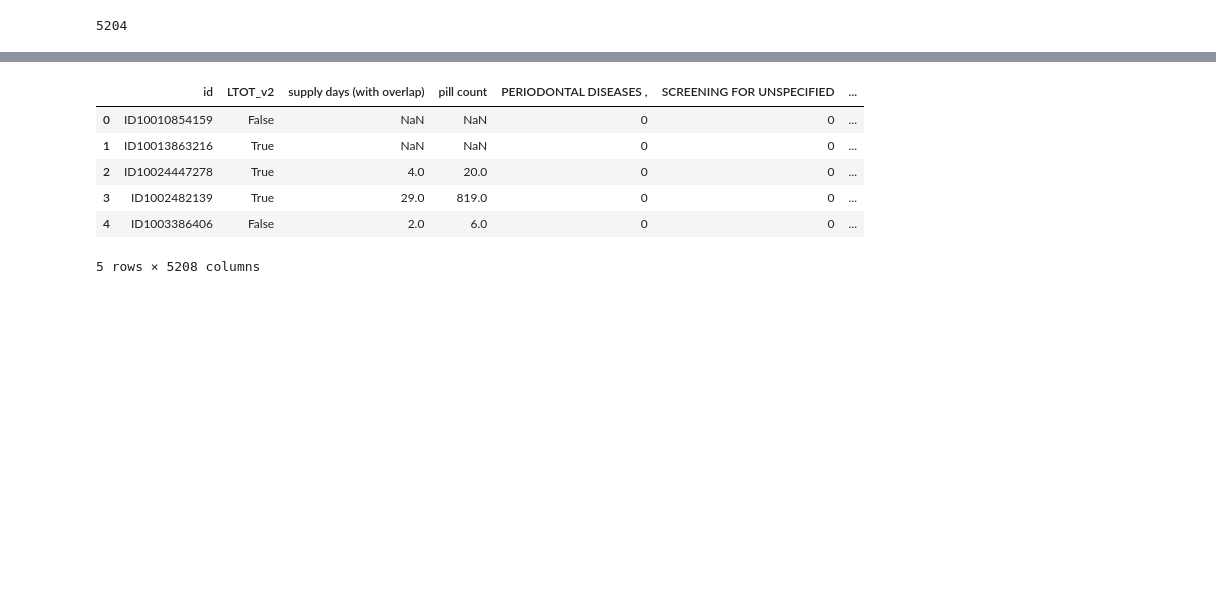
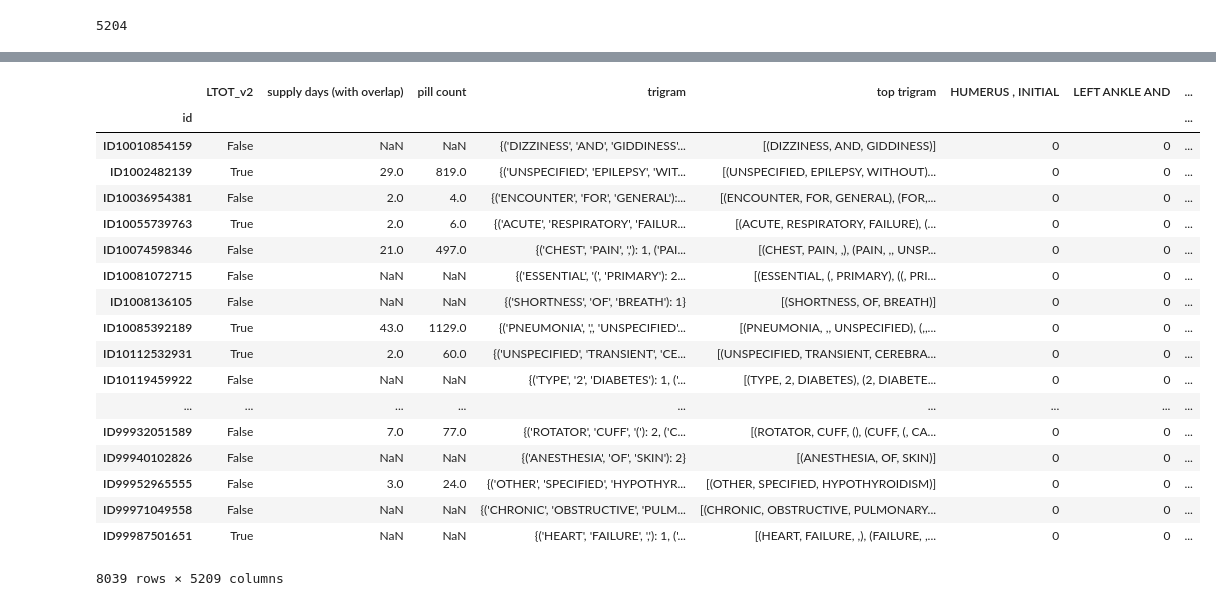
Before and after one commit to chenson2018/Humana-Mays-Competition, a Jupyter notebook: Chris Response Variable Exploration.ipynb, the cells around one changed output, grey strips where cells are left out. Cells and saved outputs as stored; diff of their text form; code cells hidden in the pictures; blank space fills up the shorter version.

```diff
--- a/Chris Response Variable Exploration.ipynb
+++ b/Chris Response Variable Exploration.ipynb
@@ -378,0 +409,3 @@ len(trigram_list)
+# %%
+def getCount(trigram_count, trigram):
+    return(trigram_count[trigram])
@@ -382,10 +440,12 @@ def getCount(series, trigram):
         return(series[trigram])
     except:
         return(0)
+# %%
+response_variable = response_variable[response_variable['trigram'].notnull()]
 # %%
 for count, trigram in enumerate(trigram_list):
     colname = ' '.join(trigram)
-    response_variable[colname] = response_variable['top trigram'].apply(getCount, trigram = trigram)
+    response_variable[colname] = response_variable['trigram'].apply(getCount, trigram = trigram)
     print(count)
 # %% [output]
 0
@@ -408,12 +476,22 @@ for count, trigram in enumerate(trigram_list):
-# %%
-response_variable = response_variable.drop(['trigram', 'top trigram'], axis = 1)
-# %%
-response_variable.head()
-# %% [output]
-|  | id | LTOT_v2 | supply days (with overlap) | pill count | PERIODONTAL DISEASES , | SCREENING FOR UNSPECIFIED | ... |
-| 0 | ID10010854159 | False | NaN | NaN | 0 | 0 | ... |
-| 1 | ID10013863216 | True | NaN | NaN | 0 | 0 | ... |
-| 2 | ID10024447278 | True | 4.0 | 20.0 | 0 | 0 | ... |
-| 3 | ID1002482139 | True | 29.0 | 819.0 | 0 | 0 | ... |
-| 4 | ID1003386406 | False | 2.0 | 6.0 | 0 | 0 | ... |
-5 rows × 5208 columns
+# %%
+response_variable = response_variable.set_index('id')
+# %% [output]
+|  | LTOT_v2 | supply days (with overlap) | pill count | trigram | top trigram | HUMERUS , INITIAL | LEFT ANKLE AND | ... |
+| id |  |  |  |  |  |  |  | ... |
+| ID10010854159 | False | NaN | NaN | {('DIZZINESS', 'AND', 'GIDDINESS'... | [(DIZZINESS, AND, GIDDINESS)] | 0 | 0 | ... |
+| ID1002482139 | True | 29.0 | 819.0 | {('UNSPECIFIED', 'EPILEPSY', 'WIT... | [(UNSPECIFIED, EPILEPSY, WITHOUT)... | 0 | 0 | ... |
+| ID10036954381 | False | 2.0 | 4.0 | {('ENCOUNTER', 'FOR', 'GENERAL'):... | [(ENCOUNTER, FOR, GENERAL), (FOR,... | 0 | 0 | ... |
+| ID10055739763 | True | 2.0 | 6.0 | {('ACUTE', 'RESPIRATORY', 'FAILUR... | [(ACUTE, RESPIRATORY, FAILURE), (... | 0 | 0 | ... |
+| ID10074598346 | False | 21.0 | 497.0 | {('CHEST', 'PAIN', ','): 1, ('PAI... | [(CHEST, PAIN, ,), (PAIN, ,, UNSP... | 0 | 0 | ... |
+| ID10081072715 | False | NaN | NaN | {('ESSENTIAL', '(', 'PRIMARY'): 2... | [(ESSENTIAL, (, PRIMARY), ((, PRI... | 0 | 0 | ... |
+| ID1008136105 | False | NaN | NaN | {('SHORTNESS', 'OF', 'BREATH'): 1} | [(SHORTNESS, OF, BREATH)] | 0 | 0 | ... |
+| ID10085392189 | True | 43.0 | 1129.0 | {('PNEUMONIA', ',', 'UNSPECIFIED'... | [(PNEUMONIA, ,, UNSPECIFIED), (,,... | 0 | 0 | ... |
+| ID10112532931 | True | 2.0 | 60.0 | {('UNSPECIFIED', 'TRANSIENT', 'CE... | [(UNSPECIFIED, TRANSIENT, CEREBRA... | 0 | 0 | ... |
+| ID10119459922 | False | NaN | NaN | {('TYPE', '2', 'DIABETES'): 1, ('... | [(TYPE, 2, DIABETES), (2, DIABETE... | 0 | 0 | ... |
+| ... | ... | ... | ... | ... | ... | ... | ... | ... |
+| ID99932051589 | False | 7.0 | 77.0 | {('ROTATOR', 'CUFF', '('): 2, ('C... | [(ROTATOR, CUFF, (), (CUFF, (, CA... | 0 | 0 | ... |
+| ID99940102826 | False | NaN | NaN | {('ANESTHESIA', 'OF', 'SKIN'): 2} | [(ANESTHESIA, OF, SKIN)] | 0 | 0 | ... |
+| ID99952965555 | False | 3.0 | 24.0 | {('OTHER', 'SPECIFIED', 'HYPOTHYR... | [(OTHER, SPECIFIED, HYPOTHYROIDISM)] | 0 | 0 | ... |
+| ID99971049558 | False | NaN | NaN | {('CHRONIC', 'OBSTRUCTIVE', 'PULM... | [(CHRONIC, OBSTRUCTIVE, PULMONARY... | 0 | 0 | ... |
+| ID99987501651 | True | NaN | NaN | {('HEART', 'FAILURE', ','): 1, ('... | [(HEART, FAILURE, ,), (FAILURE, ,... | 0 | 0 | ... |
+8039 rows × 5209 columns
```
Also changed, not shown: parts of 9 cells of this notebook, 1 other file.
